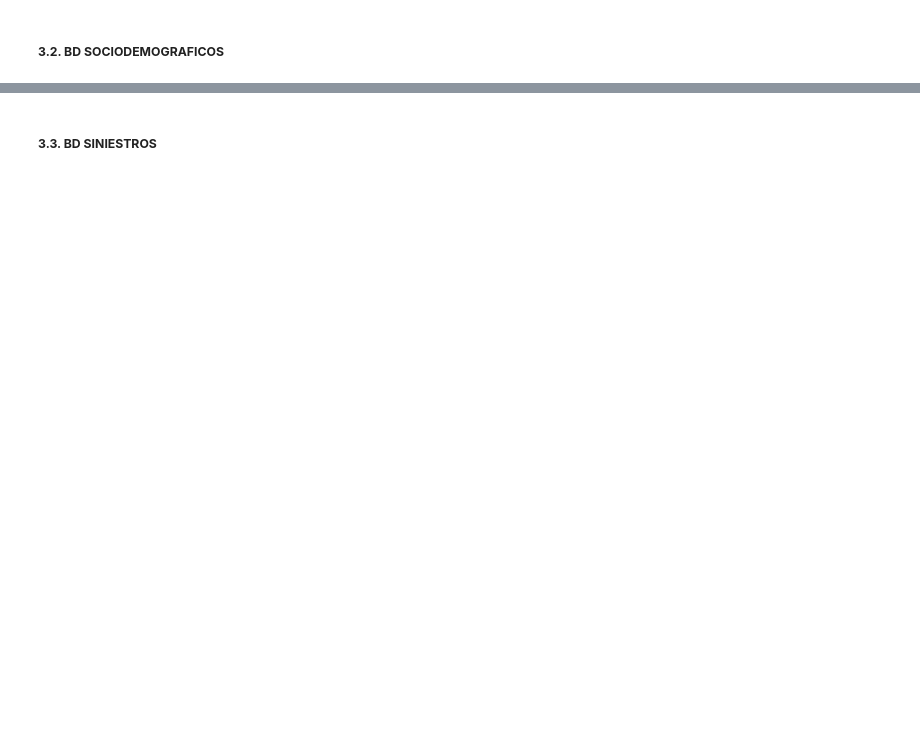
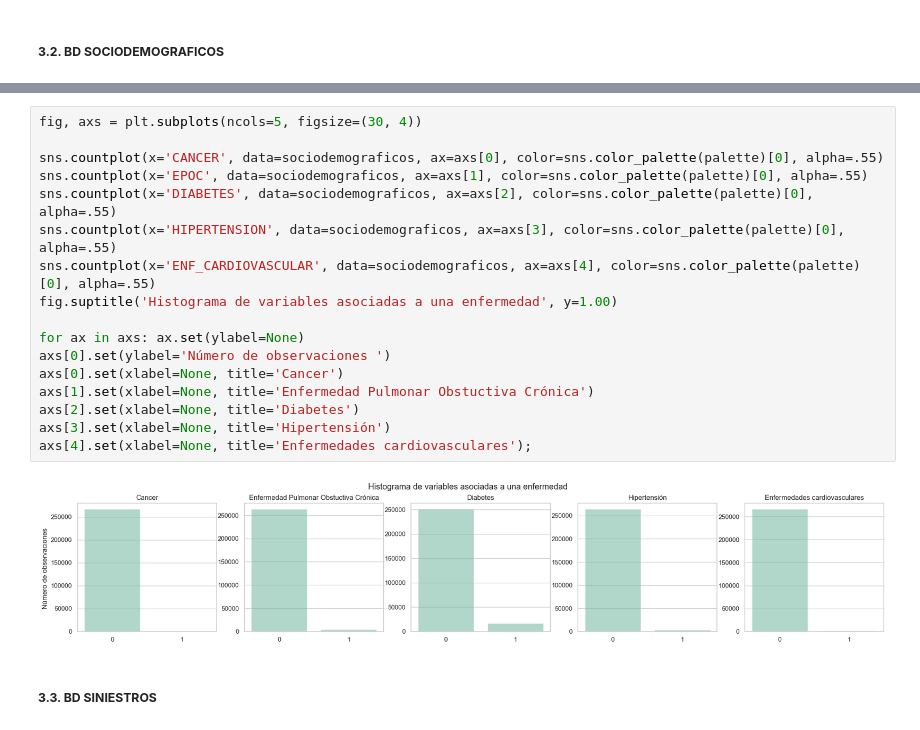
Before and after one commit to JavierBurgos-web/Alll_Proyecto_Finanzas, a Jupyter notebook: 3_notebook/a_exploracion.ipynb, the cells around one changed output, grey strips where cells are left out. Saved outputs shown, nothing was run; the diff lists cells and outputs as text; blank space fills up the shorter version.

```diff
--- a/3_notebook/a_exploracion.ipynb
+++ b/3_notebook/a_exploracion.ipynb
@@ -275,2 +291,21 @@ axs[3].set(xlabel=None, title='Padecientes de cancer');
+# %%
+fig, axs = plt.subplots(ncols=5, figsize=(30, 4))
+
+sns.countplot(x='CANCER', data=sociodemograficos, ax=axs[0], color=sns.color_palette(palette)[0], alpha=.55)
+sns.countplot(x='EPOC', data=sociodemograficos, ax=axs[1], color=sns.color_palette(palette)[0], alpha=.55)
+sns.countplot(x='DIABETES', data=sociodemograficos, ax=axs[2], color=sns.color_palette(palette)[0], alpha=.55)
+sns.countplot(x='HIPERTENSION', data=sociodemograficos, ax=axs[3], color=sns.color_palette(palette)[0], alpha=.55)
+sns.countplot(x='ENF_CARDIOVASCULAR', data=sociodemograficos, ax=axs[4], color=sns.color_palette(palette)[0], alpha=.55)
+fig.suptitle('Histograma de variables asociadas a una enfermedad', y=1.00)
+
+for ax in axs: ax.set(ylabel=None)
+axs[0].set(ylabel='Número de observaciones ')
+axs[0].set(xlabel=None, title='Cancer')
+axs[1].set(xlabel=None, title='Enfermedad Pulmonar Obstuctiva Crónica')
+axs[2].set(xlabel=None, title='Diabetes')
+axs[3].set(xlabel=None, title='Hipertensión')
+axs[4].set(xlabel=None, title='Enfermedades cardiovasculares');
+# %% [output]
+[figure, added]
 # %% [markdown]
 ##### **3.3. BD SINIESTROS**
```
Also changed, not shown: parts of 3 cells of this notebook.
